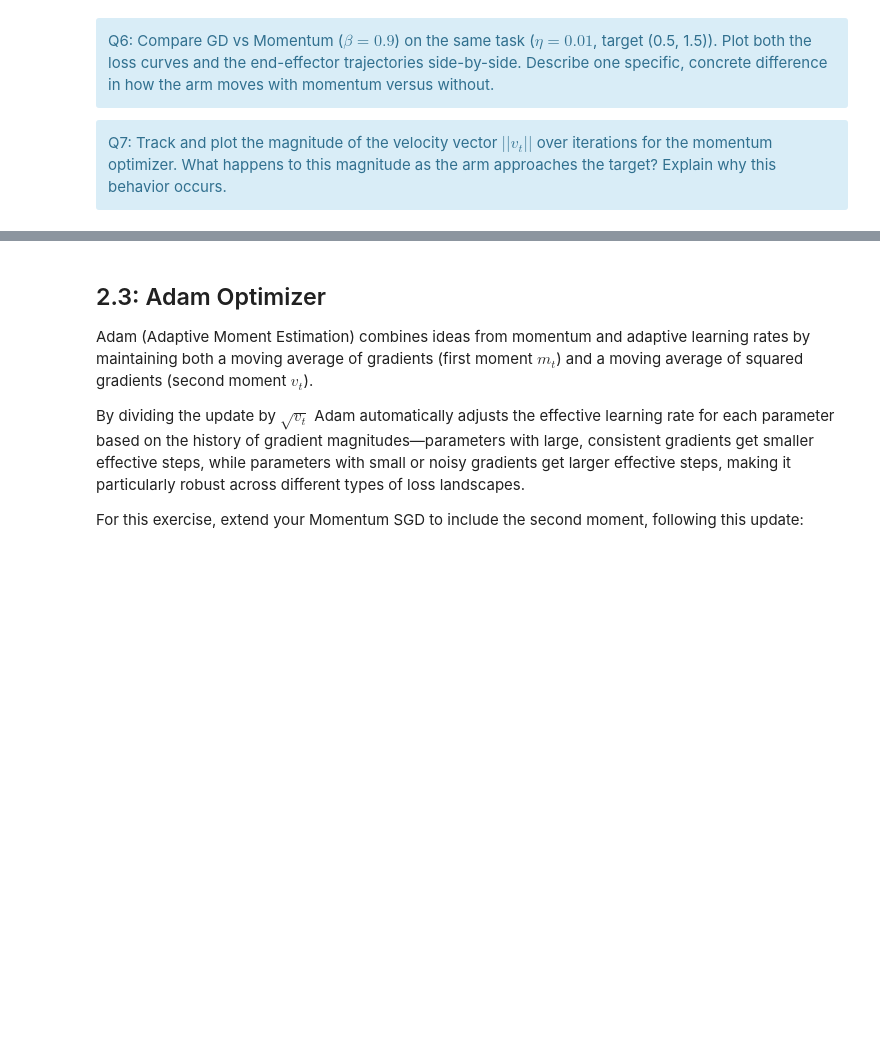
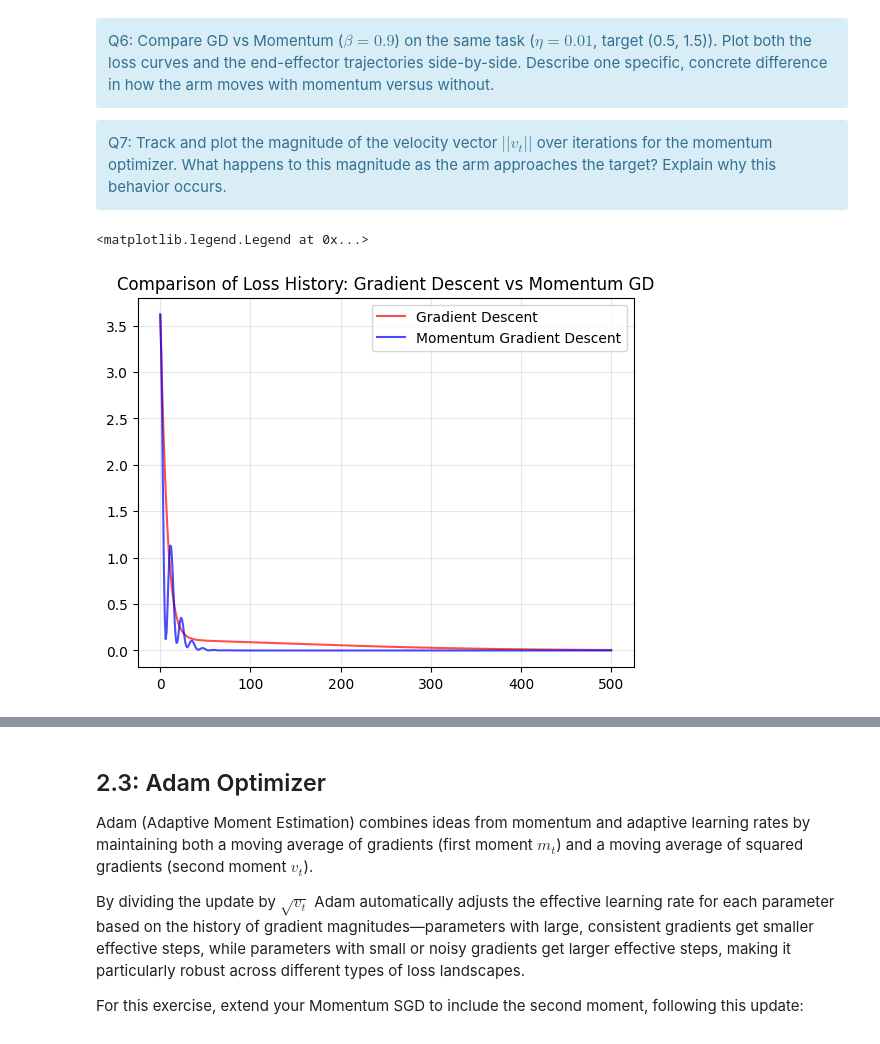
Before and after one commit to alextonon/BE_working_repo, a Jupyter notebook: FSD310_Stochastic/control_BE.ipynb, the cells around one changed output, grey strips where cells are left out. Drawn from its saved outputs; the diff is of its cells as text; code cells hidden in the pictures; blank space fills up the shorter version.

```diff
--- a/FSD310_Stochastic/control_BE.ipynb
+++ b/FSD310_Stochastic/control_BE.ipynb
@@ -362,0 +561,27 @@ Q7: Track and plot the magnitude of the velocity vector $||v_t||$ over iteration
+# %%
+N_ITER = 500
+lr = 0.01
+
+theta_history_mgd, loss_history_mgd, ee_trajectory_mgd, momentum_history_mgd = momentum_gradient_descent(theta_init=theta0,
+                                                                target = target,
+                                                                lengths = LENGTHS,
+                                                                learning_rate=lr,
+                                                                n_iterations=N_ITER,
+                                                                beta=0.9)
+
+theta_history_gd, loss_history_gd, ee_trajectory_gd = gradient_descent(theta_init=theta0,
+                                                                target = target,
+                                                                lengths = LENGTHS,
+                                                                learning_rate=lr,
+                                                                n_iterations=N_ITER)
+
+X = np.arange(0, N_ITER + 1)
+plt.figure()
+plt.title("Comparison of Loss History: Gradient Descent vs Momentum GD")
+plt.plot(X, loss_history_gd, label="Gradient Descent", color='r', alpha=0.7)
+plt.plot(X, loss_history_mgd, label="Momentum Gradient Descent", alpha=0.7, color='b')
+plt.grid(True, alpha=0.3)
+plt.legend()
+# %% [output]
+<matplotlib.legend.Legend at 0x...>
+[figure, added]
```
Also changed, not shown: parts of 21 cells of this notebook.
